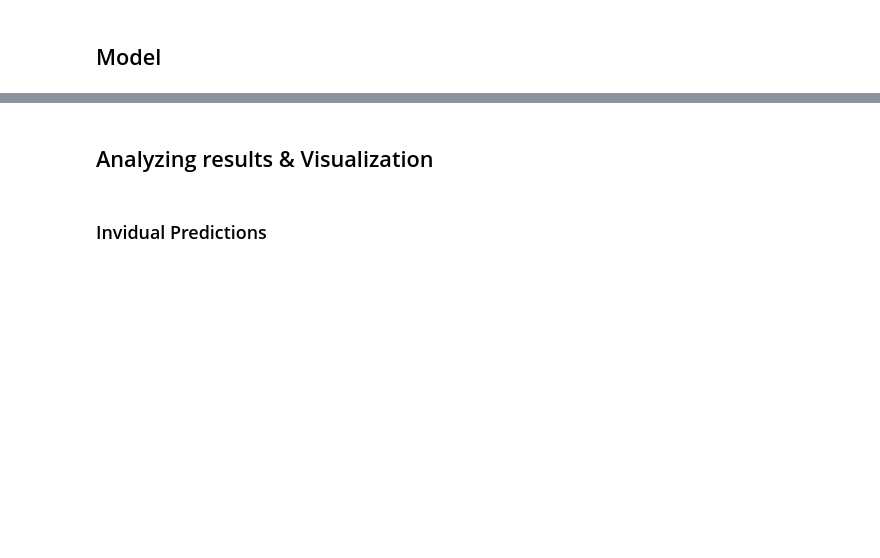
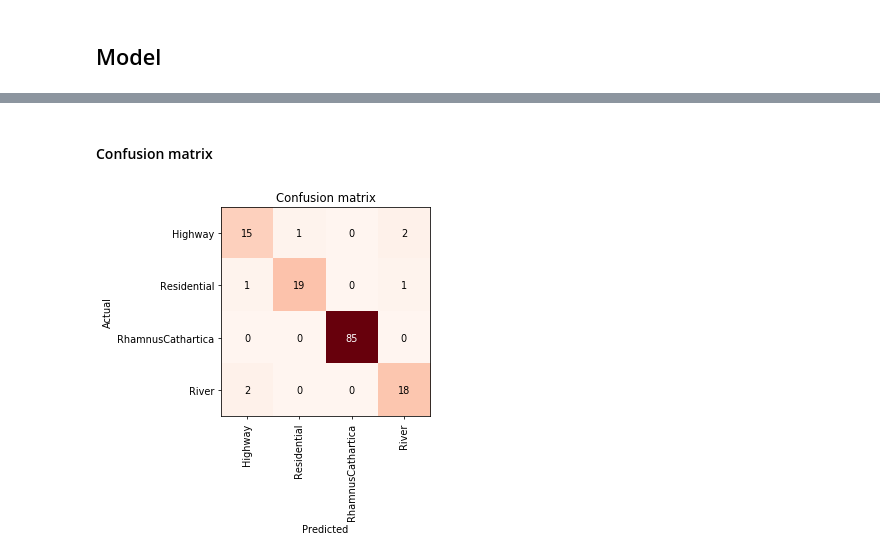
Before and after one commit to Pinili/Deep-Learning-for-Satellite-Imagery, a Jupyter notebook: main.ipynb, the cells around one changed output, grey strips where cells are left out. Saved outputs shown, nothing was run; the diff lists cells and outputs as text; code cells hidden in the pictures; blank space fills up the shorter version.

```diff
--- a/main.ipynb
+++ b/main.ipynb
@@ -355,3 +304,3 @@ learn.recorder.plot_losses()
 # %%
-learn.load('20190107-rn50class-stage1-best')
+learn.load('20190401-rn50class-stage1-best')
 # %% [output]
@@ -365,4 +333,6 @@ interp.plot_top_losses(25, figsize=(20,15))
+# %% [markdown]
+#### Confusion matrix
 # %%
-interp.plot_confusion_matrix(figsize=(6,6), dpi=100)
+interp.plot_confusion_matrix(figsize=(5,5), cmap='Reds', dpi=70)
+# %% [output]
+[figure, added]
-# %% [markdown]
-## Analyzing results & Visualization
@@ -372,2 +338,0 @@ probs = np.mean(np.exp(log_preds),0)
-# %% [markdown]
-### Invidual Predictions
```
Also changed, not shown: parts of 38 cells of this notebook.
